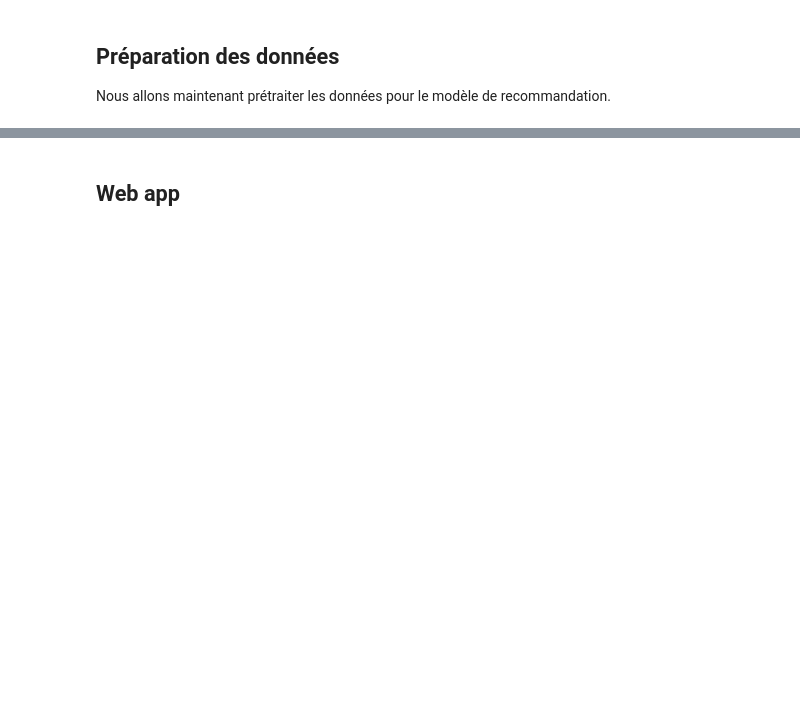
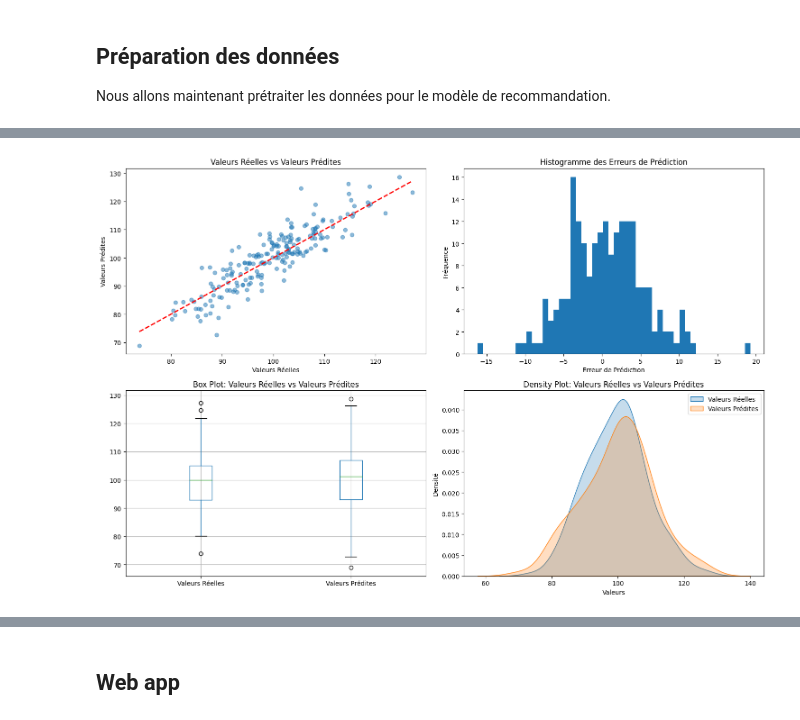
Before and after one commit to emiled107/09_Realiser_une_application_de_recommandation_de_contenu, a Jupyter notebook: notebooks/09_Realiser_une_application_de_recommandation_de_contenu.ipynb, the cells around one changed output, grey strips where cells are left out. Drawn from its saved outputs; the diff is of its cells as text; code cells hidden in the pictures; blank space fills up the shorter version.

```diff
--- a/notebooks/09_Realiser_une_application_de_recommandation_de_contenu.ipynb
+++ b/notebooks/09_Realiser_une_application_de_recommandation_de_contenu.ipynb
@@ -756,0 +454,71 @@ SystemExit: 1
+# %%
+import numpy as np
+import pandas as pd
+import matplotlib.pyplot as plt
+import seaborn as sns
+from sklearn.metrics import mean_squared_error, mean_absolute_error, r2_score
+from scipy.stats import pearsonr
+
+# Générer des données aléatoires pour les valeurs réelles et prédites
+np.random.seed(42)  # Pour la reproductibilité
+true_values = np.random.normal(loc=100, scale=10, size=200)
+predicted_values = true_values + np.random.normal(loc=0, scale=5, size=200)
+
+# Calcul des métriques
+rmse = np.sqrt(mean_squared_error(true_values, predicted_values))
+mae = mean_absolute_error(true_values, predicted_values)
+r2 = r2_score(true_values, predicted_values)
+correlation, _ = pearsonr(true_values, predicted_values)
+
+print(f'RMSE: {rmse:.4f}')
+print(f'MAE: {mae:.4f}')
+print(f'R2 Score: {r2:.4f}')
+print(f'Correlation: {correlation:.4f}')
+
+# Création d'un DataFrame pour une analyse plus facile
+results_df = pd.DataFrame({
+    'Valeurs Réelles': true_values,
+    'Valeurs Prédites': predicted_values
+})
+
+# Analyse statistique
+stats = results_df.describe()
+print("\nAnalyse Statistique:")
+print(stats)
+
+# Visualisations
+plt.figure(figsize=(15, 10))
+
+# 1. Scatter plot des valeurs réelles vs prédites
+plt.subplot(2, 2, 1)
+plt.scatter(true_values, predicted_values, alpha=0.5)
+plt.plot([true_values.min(), true_values.max()], [true_values.min(), true_values.max()], 'r--', lw=2)
+plt.xlabel('Valeurs Réelles')
+plt.ylabel('Valeurs Prédites')
+plt.title('Valeurs Réelles vs Valeurs Prédites')
+
+# 2. Histogramme des erreurs
+plt.subplot(2, 2, 2)
+errors = predicted_values - true_values
+plt.hist(errors, bins=50)
+plt.xlabel('Erreur de Prédiction')
+plt.ylabel('Fréquence')
+plt.title('Histogramme des Erreurs de Prédiction')
+
+# 3. Box plot des valeurs réelles et prédites
+plt.subplot(2, 2, 3)
+results_df.boxplot(column=['Valeurs Réelles', 'Valeurs Prédites'])
+plt.title('Box Plot: Valeurs Réelles vs Valeurs Prédites')
+
+# 4. Density plot des valeurs réelles et prédites
+plt.subplot(2, 2, 4)
+sns.kdeplot(data=results_df['Valeurs Réelles'], fill=True, label='Valeurs Réelles')
+sns.kdeplot(data=results_df['Valeurs Prédites'], fill=True, label='Valeurs Prédites')
+plt.xlabel('Valeurs')
+plt.ylabel('Densité')
+plt.title('Density Plot: Valeurs Réelles vs Valeurs Prédites')
+plt.legend()
+
+plt.tight_layout()
+plt.show()
+# %% [output]
@@ -756,0 +540 @@ SystemExit: 1
+[figure, added]
```
Also changed, not shown: parts of 65 cells of this notebook, 11 other files.
